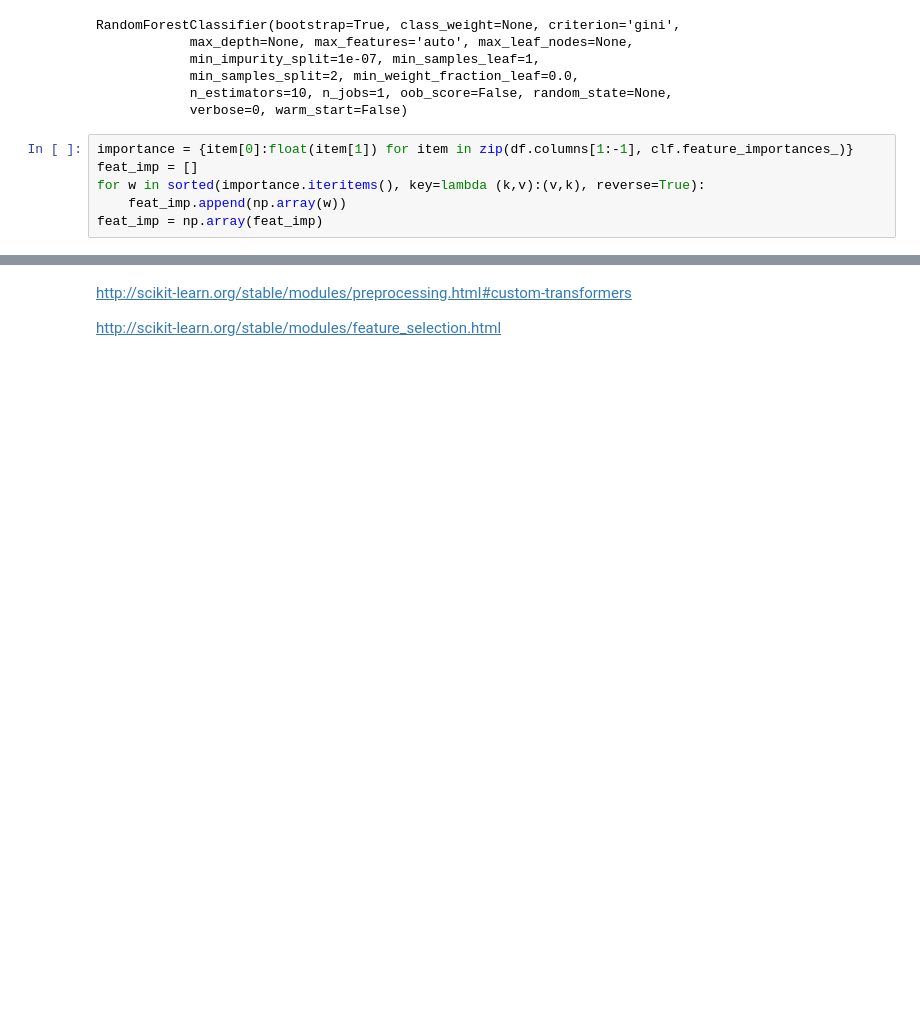
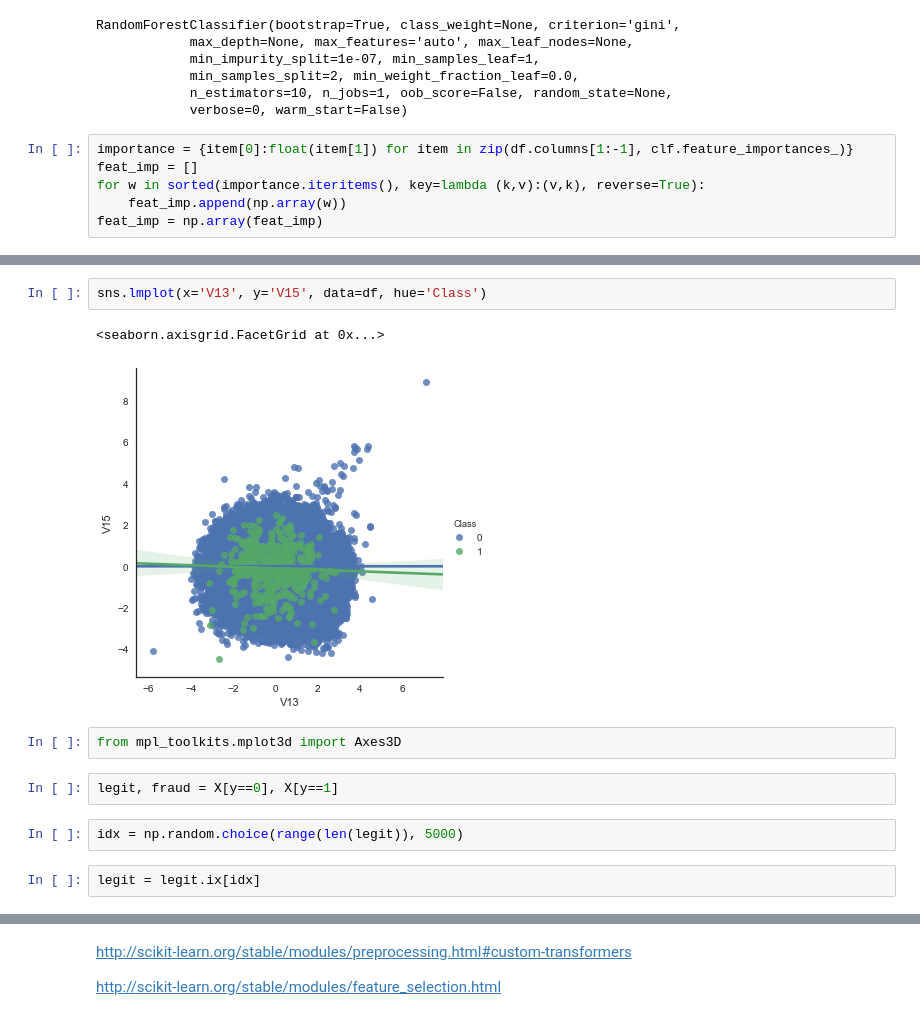
Before and after one commit to NekuSakuraba/machine-learning, a Jupyter notebook: projects/capstone/project/Project Development.ipynb, the cells around one changed output, grey strips where cells are left out. Saved outputs shown, nothing was run; the diff lists cells and outputs as text; blank space fills up the shorter version.

```diff
--- a/projects/capstone/project/Project Development.ipynb
+++ b/projects/capstone/project/Project Development.ipynb
@@ -212,0 +271,13 @@ array([['V13', '0.174781188102'],
+# %%
+sns.lmplot(x='V13', y='V15', data=df, hue='Class')
+# %% [output]
+<seaborn.axisgrid.FacetGrid at 0x...>
+[figure, added]
+# %%
+from mpl_toolkits.mplot3d import Axes3D
+# %%
+legit, fraud = X[y==0], X[y==1]
+# %%
+idx = np.random.choice(range(len(legit)), 5000)
+# %%
+legit = legit.ix[idx]
```
Also changed, not shown: parts of 35 cells of this notebook, 2 other files.
